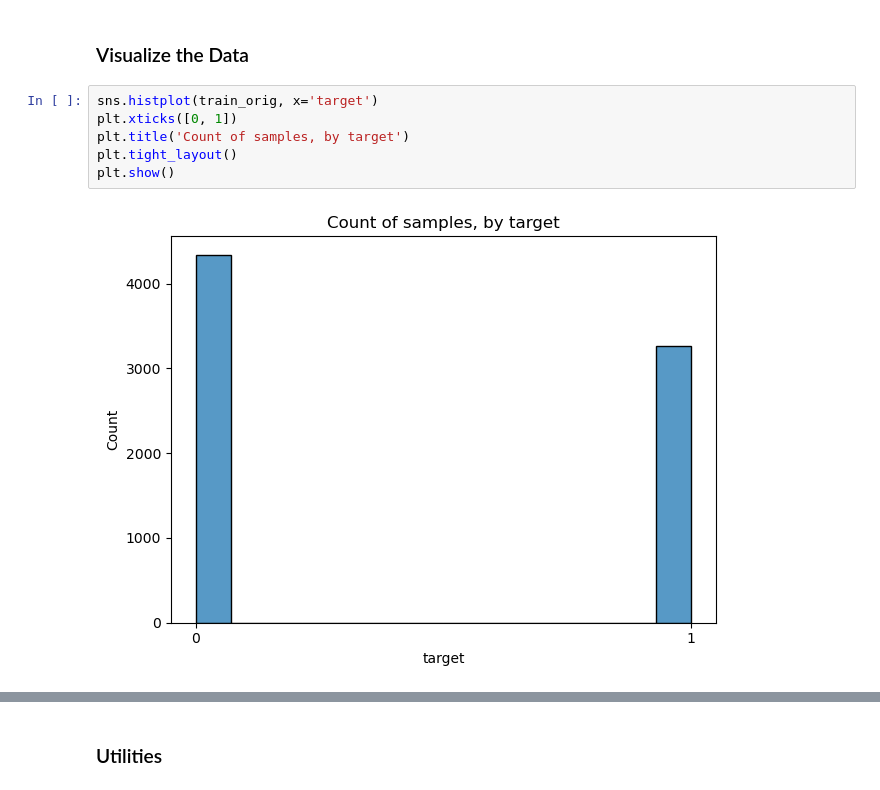
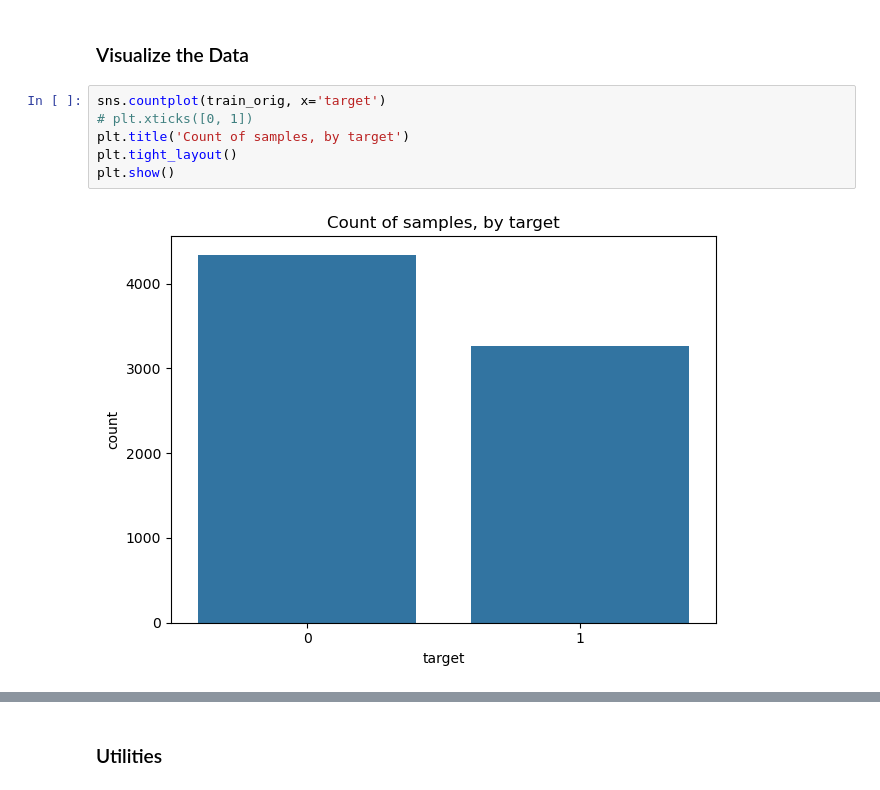
Before and after one commit to EnergizeStatistics/csca5642week4, a Jupyter notebook: week4.ipynb, the cells around one changed output, grey strips where cells are left out. Drawn from its saved outputs; the diff is of its cells as text.

```diff
--- a/week4.ipynb
+++ b/week4.ipynb
@@ -95,10 +151,10 @@ Name: proportion, dtype: float64
 # %% [markdown]
 ### Visualize the Data
 # %%
-sns.histplot(train_orig, x='target')
-plt.xticks([0, 1])
+sns.countplot(train_orig, x='target')
+# plt.xticks([0, 1])
 plt.title('Count of samples, by target')
 plt.tight_layout()
 plt.show()
 # %% [output]
-[figure, old version]
+[figure, new version]
```
Also changed, not shown: parts of 28 cells of this notebook, 1 other file.
